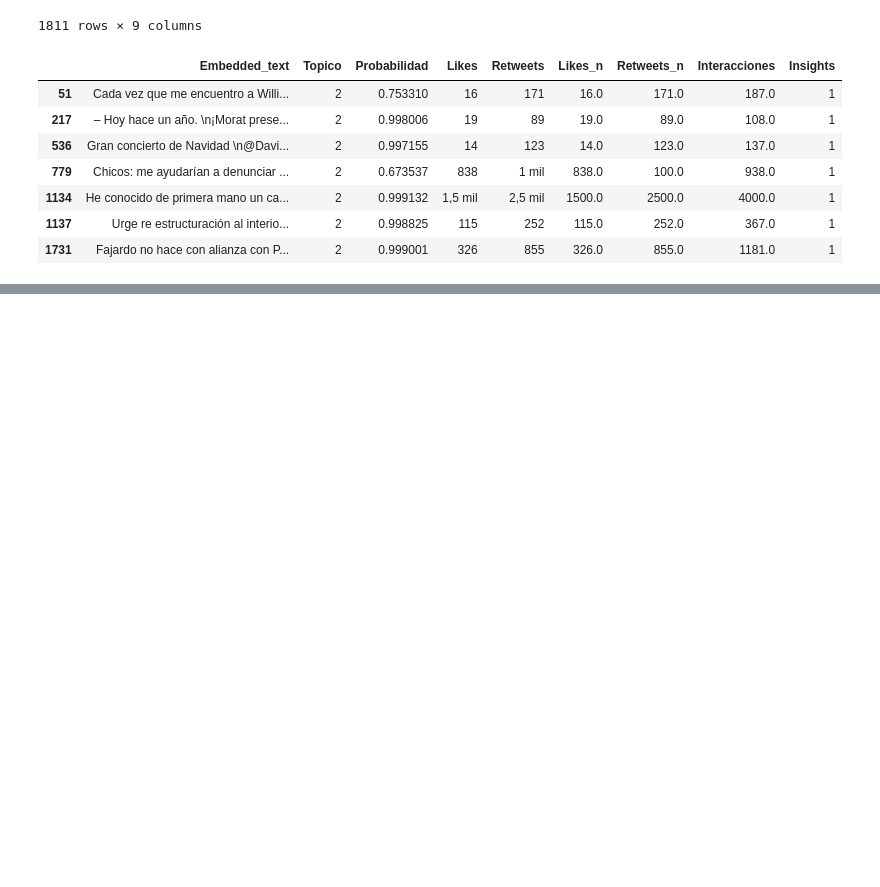
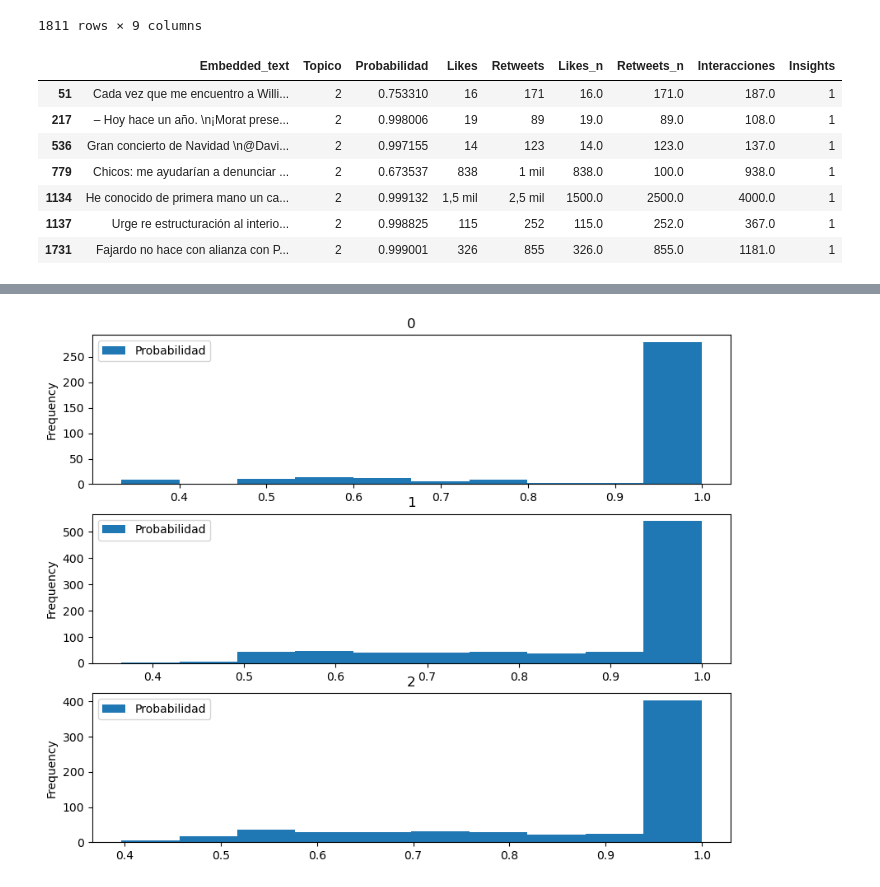
Before and after one commit to NikolasRodriguezA/Modelado_Topicos_Davivienda, a Jupyter notebook: Code/insights y segmentación tweets.ipynb, the cells around one changed output, grey strips where cells are left out. Cells and saved outputs as stored; diff of their text form; code cells hidden in the pictures; blank space fills up the shorter version.

```diff
--- a/Code/insights y segmentación tweets.ipynb
+++ b/Code/insights y segmentación tweets.ipynb
@@ -940,0 +958,4 @@ df_predicciones[df_predicciones['Insights']==1]
+# %%
+ax = df_predicciones.plot.hist(column=["Probabilidad"], by="Topico", figsize=(10, 8))
+# %% [output]
+[figure, added]
```
Also changed, not shown: parts of 3 cells of this notebook.
